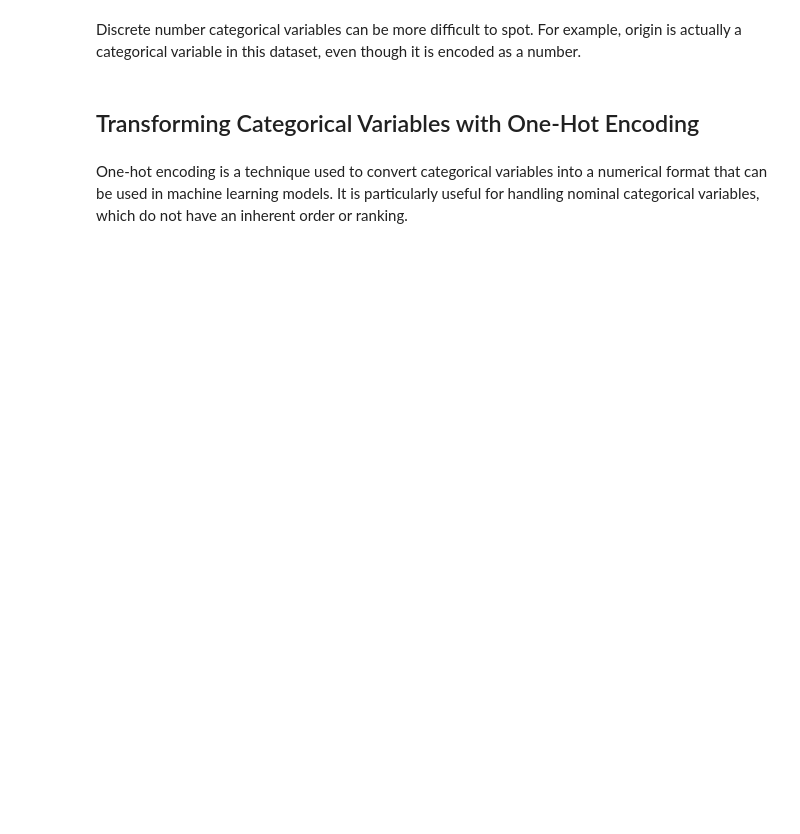
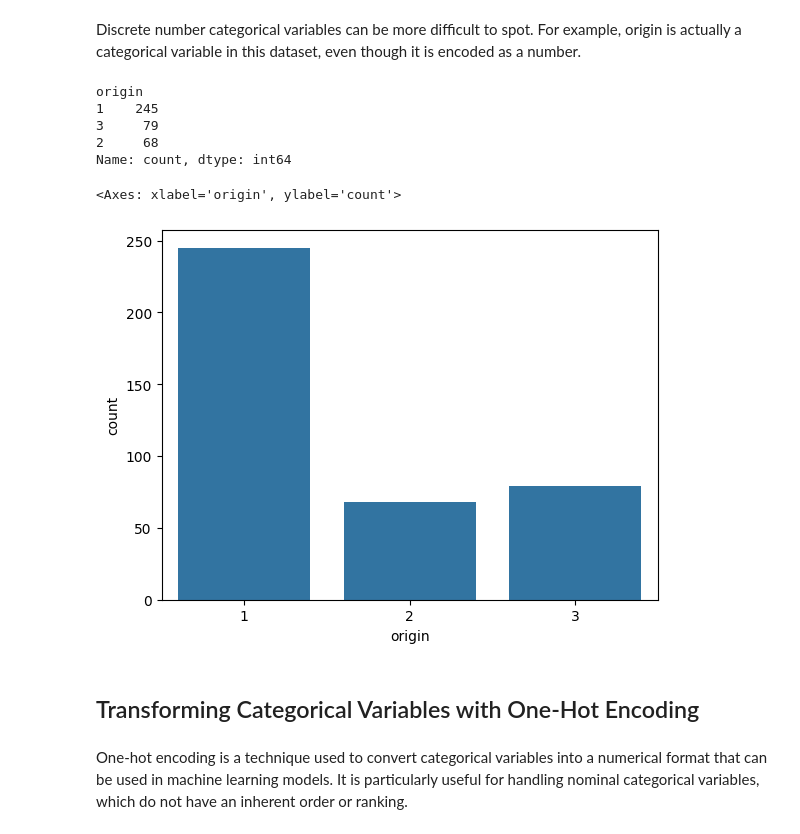
Before and after one commit to karusamuel/Categorical_Variables_intro, a Jupyter notebook: index.ipynb, the cells around one changed output. Cells and saved outputs as stored; diff of their text form; code cells hidden in the pictures; blank space fills up the shorter version.

```diff
--- a/index.ipynb
+++ b/index.ipynb
@@ -262,6 +264,18 @@ plt.show()
 Discrete number categorical variables can be more difficult to spot. For example, origin is actually a categorical variable in this dataset, even though it is encoded as a number.
 # %%
 # decrete categorical variables counter
+df["origin"].value_counts()
+# %% [output]
+origin
+1    245
+3     79
+2     68
+Name: count, dtype: int64
+# %%
+sns.countplot(data=df,x="origin")
+# %% [output]
+<Axes: xlabel='origin', ylabel='count'>
+[figure, added]
 # %%
 # US to Europe, or Europe to Asia
 # %% [markdown]
```
Also changed, not shown: parts of 19 cells of this notebook.
